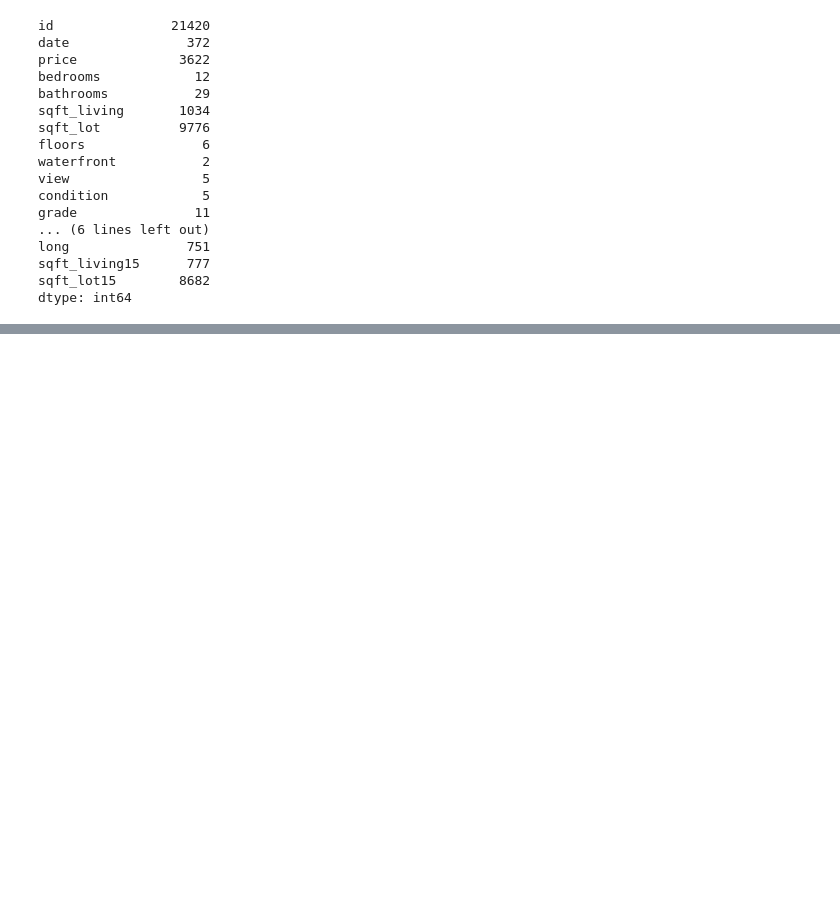
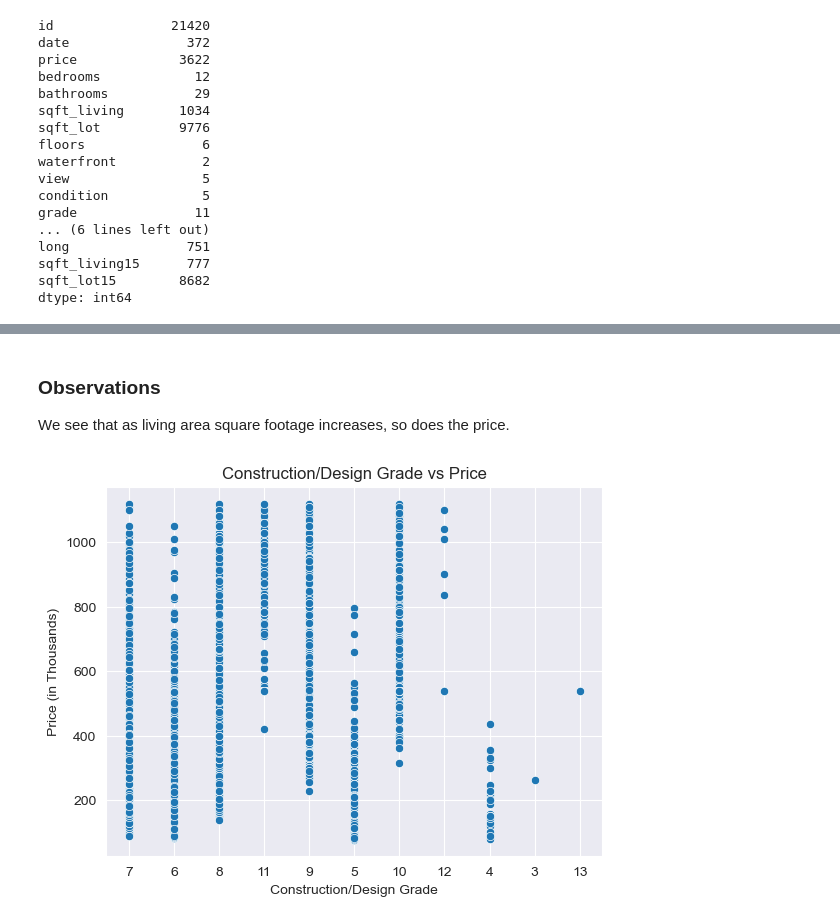
Before and after one commit to bizzfuzz/dsc-phase-2, a Jupyter notebook: student.ipynb, the cells around one changed output, grey strips where cells are left out. Drawn from its saved outputs; the diff is of its cells as text; code cells hidden in the pictures; blank space fills up the shorter version.

```diff
--- a/student.ipynb
+++ b/student.ipynb
@@ -187,0 +636,8 @@ The dataset exhibits substantial diversity across various property attributes, i
+# %% [markdown]
+### Observations
+
+We see that as living area square footage increases, so does the price.
+# %%
+price_vs_column("grade", "Construction/Design Grade", reg=False)
+# %% [output]
+[figure, added]
```
Also changed, not shown: parts of 88 cells of this notebook.
